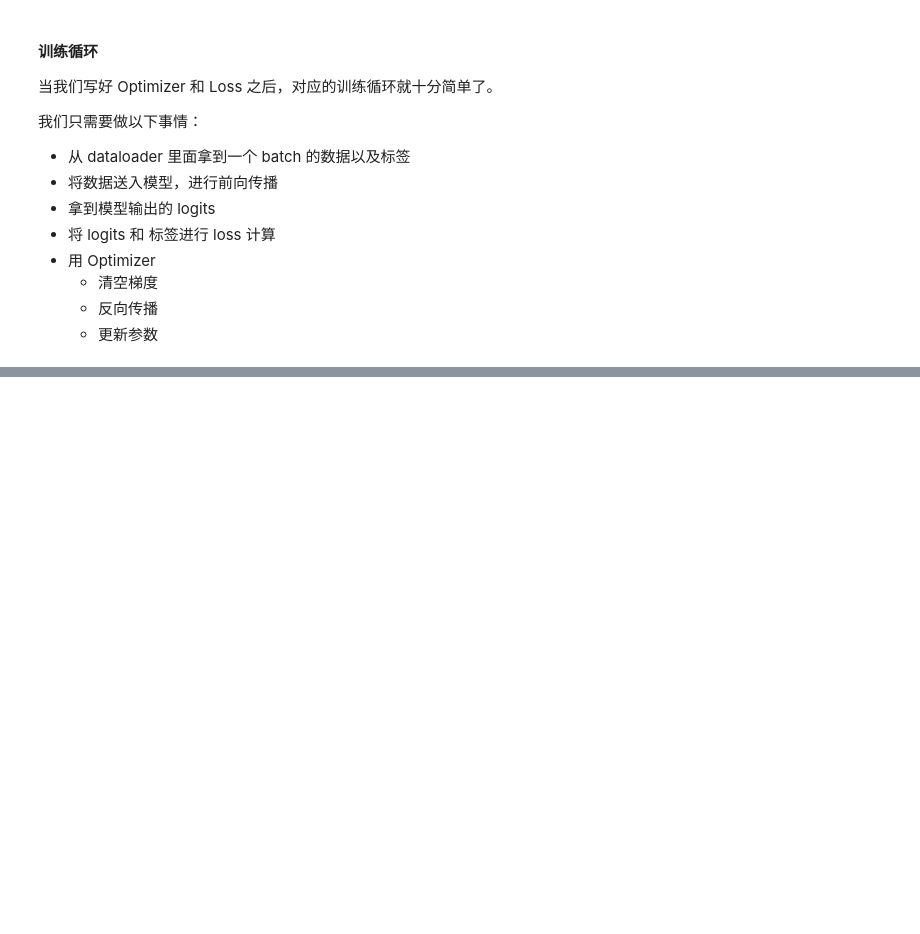
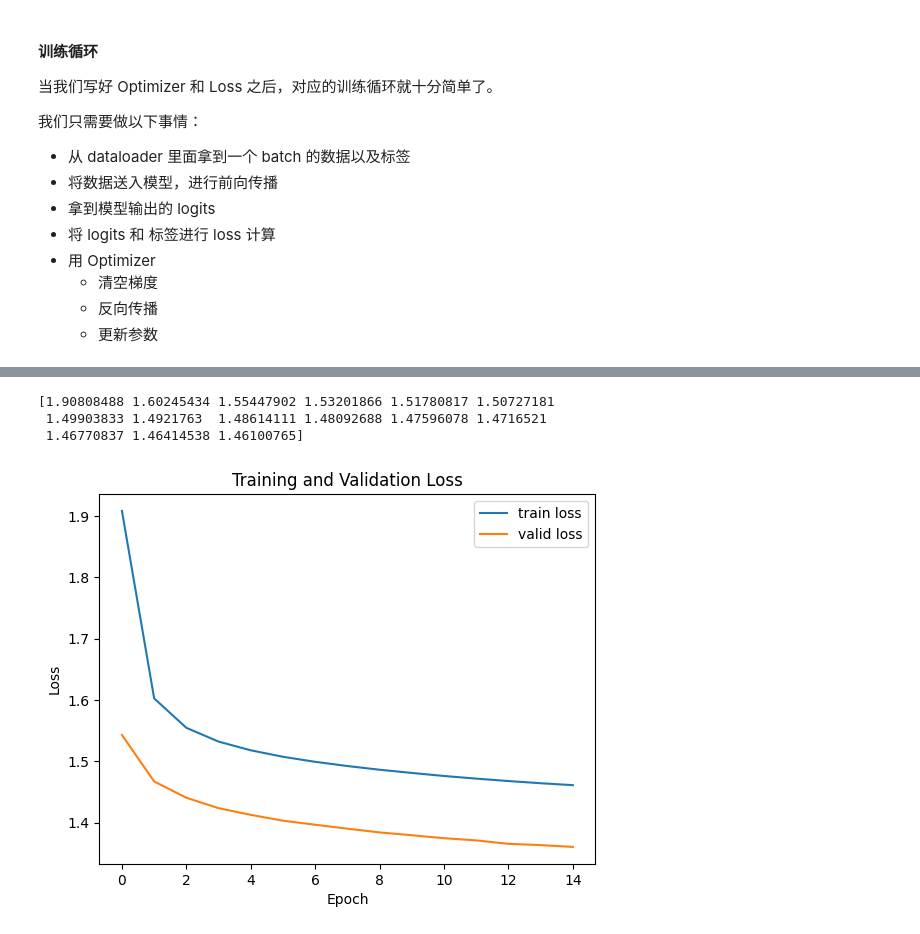
Before and after one commit to poetrilin/ai_2024_USTC, a Jupyter notebook: part_2/moe.ipynb, the cells around one changed output, grey strips where cells are left out. Saved outputs shown, nothing was run; the diff lists cells and outputs as text; code cells hidden in the pictures; blank space fills up the shorter version.

```diff
--- a/part_2/moe.ipynb
+++ b/part_2/moe.ipynb
@@ -568,12 +624,0 @@ KeyboardInterrupt:
-# %%
-
-def plot(train_list:List[float],val_list:List[float]):
-    import matplotlib.pyplot as plt
-    plt.plot(train_list,label="train",color="red")
-    plt.plot(val_list,label="val",color="blue")
-    plt.legend()
-    plt.xlabel("epoch")
-    plt.ylabel("loss")
-    plt.title("train and val loss")
-    plt.show()
-plot(train_list,val_list)
@@ -587,0 +665,27 @@ NameError: name 'SparseMoETransformer' is not defined
+# %%
+import matplotlib.pyplot as plt
+#plot loss
+def plot(train_loss_list, valid_loss_list, save_path: str = None):
+    plt.figure()
+    plt.plot(train_loss_list, label='train loss')
+    plt.plot(valid_loss_list, label='valid loss')
+    plt.legend()
+    plt.xlabel('Epoch')
+    plt.ylabel('Loss')
+    plt.title('Training and Validation Loss')
+    if save_path is not None:
+        plt.savefig(save_path)
+    else:
+        plt.show()
+
+
+train_loss_list = np.load('./output/train_loss_list.npy')
+valid_loss_list = np.load('./output/valid_loss_list.npy')
+print(train_loss_list)
+save_path = './output/loss_plot.png'
+plot(train_loss_list, valid_loss_list, save_path)
+# %% [output]
+[1.90808488 1.60245434 1.55447902 1.53201866 1.51780817 1.50727181
+ 1.49903833 1.4921763  1.48614111 1.48092688 1.47596078 1.4716521
+ 1.46770837 1.46414538 1.46100765]
+[figure, added]
```
Also changed, not shown: parts of 15 cells of this notebook, 8 other files.
